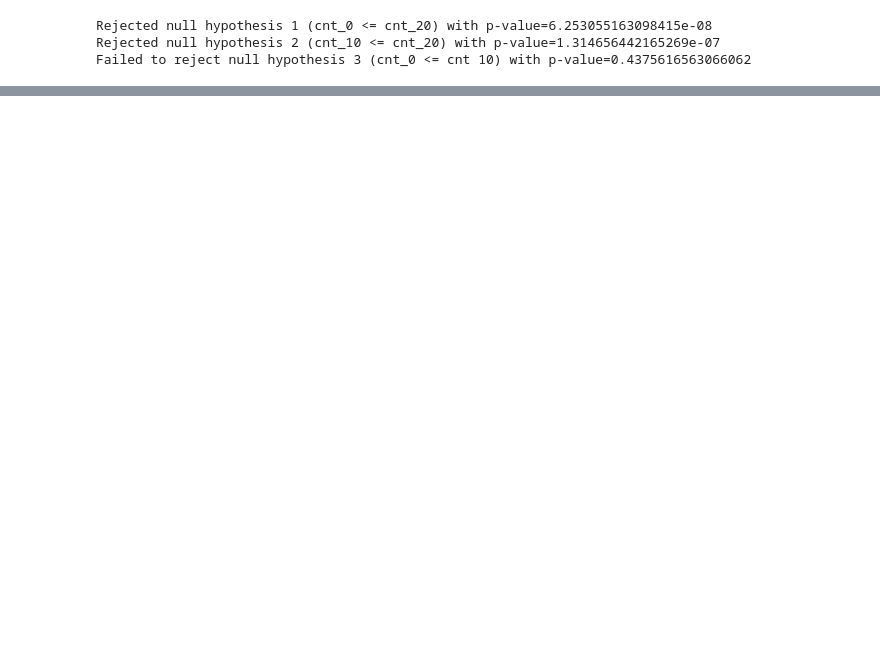
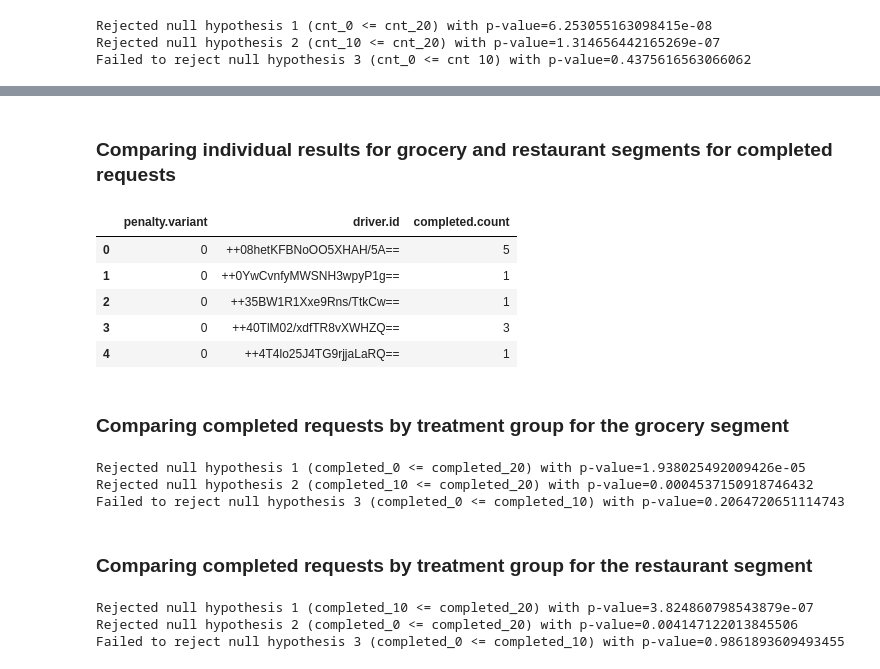
Before and after one commit to stefanind/5300-Project, a Jupyter notebook: elling_driver_penalty_exploration.ipynb, the cells around one changed output, grey strips where cells are left out. Cells and saved outputs as stored; diff of their text form; code cells hidden in the pictures; blank space fills up the shorter version.

```diff
--- a/elling_driver_penalty_exploration.ipynb
+++ b/elling_driver_penalty_exploration.ipynb
@@ -353,0 +420,80 @@ Failed to reject null hypothesis 3 (cnt_0 <= cnt 10) with ASL=0.4354956450435495
+# %% [markdown]
+### Comparing individual results for grocery and restaurant segments for completed requests
+# %%
+#Grocery and restaurant data
+
+grocery_data = order_df[(order_df['business.type'] == 'grocery') & (order_df['cancel.dummy'] == 0)].groupby(['penalty.variant', 'driver.id'])
+grocery_data = grocery_data['order.id'].count().reset_index().rename(columns={'order.id':'completed.count'})
+restaurant_data = order_df[(order_df['business.type'] == 'restaurant') & (order_df['cancel.dummy'] == 0)].groupby(['penalty.variant', 'driver.id'])
+restaurant_data = restaurant_data['order.id'].count().reset_index().rename(columns={'order.id':'completed.count'})
+
+grocery_data.head()
+# %% [output]
+|  | penalty.variant | driver.id | completed.count |
+| 0 | 0 | ++08hetKFBNoOO5XHAH/5A== | 5 |
+| 1 | 0 | ++0YwCvnfyMWSNH3wpyP1g== | 1 |
+| 2 | 0 | ++35BW1R1Xxe9Rns/TtkCw== | 1 |
+| 3 | 0 | ++40TlM02/xdfTR8vXWHZQ== | 3 |
+| 4 | 0 | ++4T4lo25J4TG9rjjaLaRQ== | 1 |
+# %% [markdown]
+### Comparing completed requests by treatment group for the grocery segment
+# %%
+cnts_0 = grocery_data[grocery_data['penalty.variant'] == 0]['completed.count'].to_numpy()
+cnts_10 = grocery_data[grocery_data['penalty.variant'] == 10]['completed.count'].to_numpy()
+cnts_20 = grocery_data[grocery_data['penalty.variant'] == 20]['completed.count'].to_numpy()
+
+# first use a regular multiple t-test to compare each treatment pair correcting FDR with Benjamini-Hochberg procedure
+# Does each increase in penalty decrease the orders per driver?
+FDR = 0.05 # acceptable false discovery rate
+p_vals = np.array([np.nan, np.nan, np.nan])
+test_names = np.array(['completed_0 <= completed_10', 'completed_10 <= completed_20', 'completed_0 <= completed_20'])
+test_pairs = ((cnts_0, cnts_10), (cnts_10, cnts_20), (cnts_0, cnts_20))
+
+for i, (low_pen_cnts, high_pen_cnts) in enumerate(test_pairs):
+    p_vals[i] = stats.ttest_ind(low_pen_cnts, high_pen_cnts, equal_var=False, alternative='greater').pvalue
+
+sort_index = np.argsort(p_vals)
+p_vals = p_vals[sort_index]
+test_names = test_names[sort_index]
+cutoff_index = max([j for j in range(len(test_pairs)) if p_vals[j] < (j/len(test_pairs))*FDR] + [-1]) # cutoff will be -1 if no tests are significant
+
+for i, test_name in enumerate(test_names):
+    if i <= cutoff_index:
+        print(f'Rejected null hypothesis {i+1} ({test_name}) with p-value={p_vals[i]}')
+    else:
+        print(f'Failed to reject null hypothesis {i+1} ({test_name}) with p-value={p_vals[i]}')
+# %% [output]
+Rejected null hypothesis 1 (completed_0 <= completed_20) with p-value=1.938025492009426e-05
+Rejected null hypothesis 2 (completed_10 <= completed_20) with p-value=0.0004537150918746432
+Failed to reject null hypothesis 3 (completed_0 <= completed_10) with p-value=0.2064720651114743
+# %% [markdown]
+### Comparing completed requests by treatment group for the restaurant segment
+# %%
+cnts_0 = restaurant_data[restaurant_data['penalty.variant'] == 0]['completed.count'].to_numpy()
+cnts_10 = restaurant_data[restaurant_data['penalty.variant'] == 10]['completed.count'].to_numpy()
+cnts_20 = restaurant_data[restaurant_data['penalty.variant'] == 20]['completed.count'].to_numpy()
+
+# first use a regular multiple t-test to compare each treatment pair correcting FDR with Benjamini-Hochberg procedure
+# Does each increase in penalty decrease the orders per driver?
+FDR = 0.05 # acceptable false discovery rate
+p_vals = np.array([np.nan, np.nan, np.nan])
+test_names = np.array(['completed_0 <= completed_10', 'completed_10 <= completed_20', 'completed_0 <= completed_20'])
+test_pairs = ((cnts_0, cnts_10), (cnts_10, cnts_20), (cnts_0, cnts_20))
+
+for i, (low_pen_cnts, high_pen_cnts) in enumerate(test_pairs):
+    p_vals[i] = stats.ttest_ind(low_pen_cnts, high_pen_cnts, equal_var=False, alternative='greater').pvalue
+
+sort_index = np.argsort(p_vals)
+p_vals = p_vals[sort_index]
+test_names = test_names[sort_index]
+cutoff_index = max([j for j in range(len(test_pairs)) if p_vals[j] < (j/len(test_pairs))*FDR] + [-1]) # cutoff will be -1 if no tests are significant
+
+for i, test_name in enumerate(test_names):
+    if i <= cutoff_index:
+        print(f'Rejected null hypothesis {i+1} ({test_name}) with p-value={p_vals[i]}')
+    else:
+        print(f'Failed to reject null hypothesis {i+1} ({test_name}) with p-value={p_vals[i]}')
+# %% [output]
+Rejected null hypothesis 1 (completed_10 <= completed_20) with p-value=3.824860798543879e-07
+Rejected null hypothesis 2 (completed_0 <= completed_20) with p-value=0.004147122013845506
+Failed to reject null hypothesis 3 (completed_0 <= completed_10) with p-value=0.9861893609493455
```
Also changed, not shown: parts of 18 cells of this notebook.
